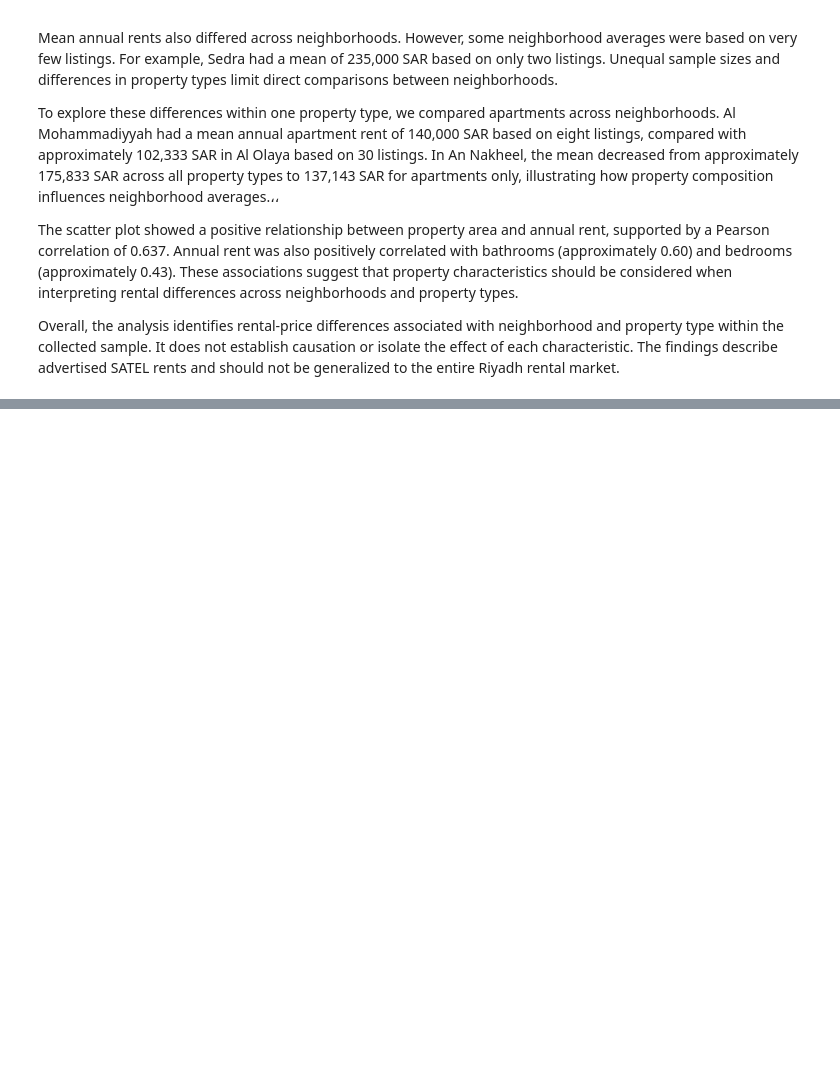
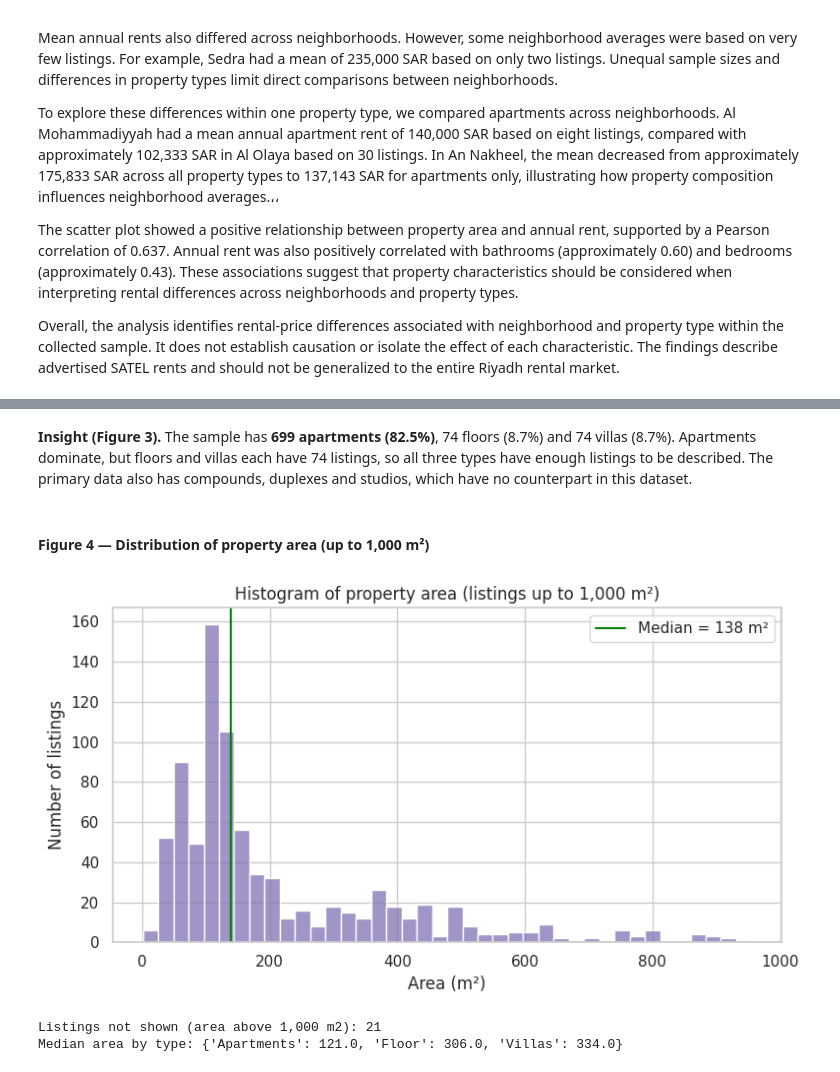
Before and after one commit to 1FATIMAH1/IT362, a Jupyter notebook: Phase2.ipynb, the cells around one changed output, grey strips where cells are left out. Drawn from its saved outputs; the diff is of its cells as text; code cells hidden in the pictures; blank space fills up the shorter version.

```diff
--- a/Phase2.ipynb
+++ b/Phase2.ipynb
@@ -913,0 +1346,21 @@ The scatter plot showed a positive relationship between property area and annual
+# %% [markdown]
+**Insight (Figure 3).** The sample has **699 apartments (82.5%)**, 74 floors (8.7%) and 74 villas (8.7%). Apartments dominate, but floors and villas each have 74 listings, so all three types have enough listings to be described. The primary data also has compounds, duplexes and studios, which have no counterpart in this dataset.
+# %% [markdown]
+#### Figure 4 — Distribution of property area (up to 1,000 m²)
+# %%
+area_plot = df_clean.loc[df_clean["area_sqm"] <= 1000, "area_sqm"]
+fig, ax = plt.subplots(figsize=(8, 4.5))
+sns.histplot(area_plot, bins=40, color="#8172B3", ax=ax)
+ax.axvline(df_clean["area_sqm"].median(), color="green", label=f"Median = {df_clean['area_sqm'].median():,.0f} m²")
+ax.set_title("Histogram of property area (listings up to 1,000 m²)")
+ax.set_xlabel("Area (m²)"); ax.set_ylabel("Number of listings")
+ax.legend()
+plt.tight_layout()
+plt.savefig("figures/fig4_area_distribution.png", dpi=150)
+plt.show()
+print("Listings not shown (area above 1,000 m2):", int(df_clean["area_flag"].sum()))
+print("Median area by type:", df_clean.groupby("property_type")["area_sqm"].median().round(0).to_dict())
+# %% [output]
+[figure, added]
+Listings not shown (area above 1,000 m2): 21
+Median area by type: {'Apartments': 121.0, 'Floor': 306.0, 'Villas': 334.0}
```
Also changed, not shown: parts of 56 cells of this notebook.
